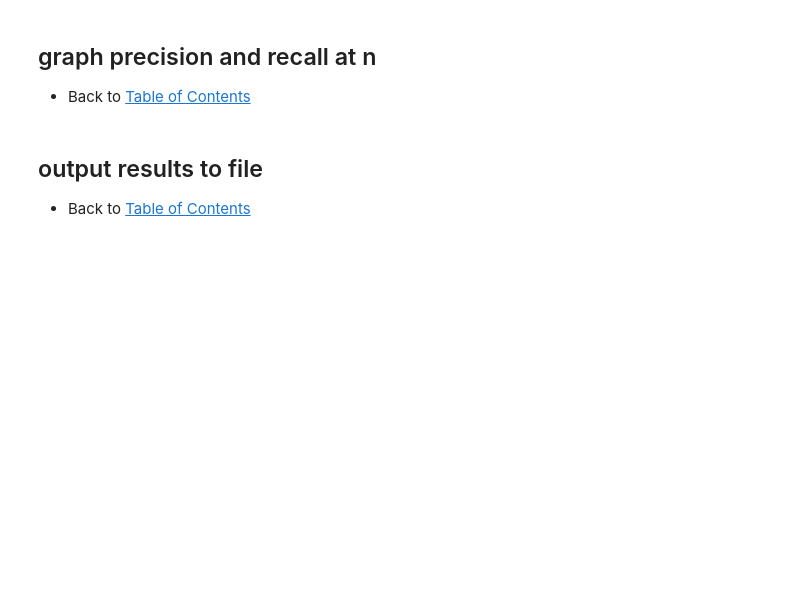
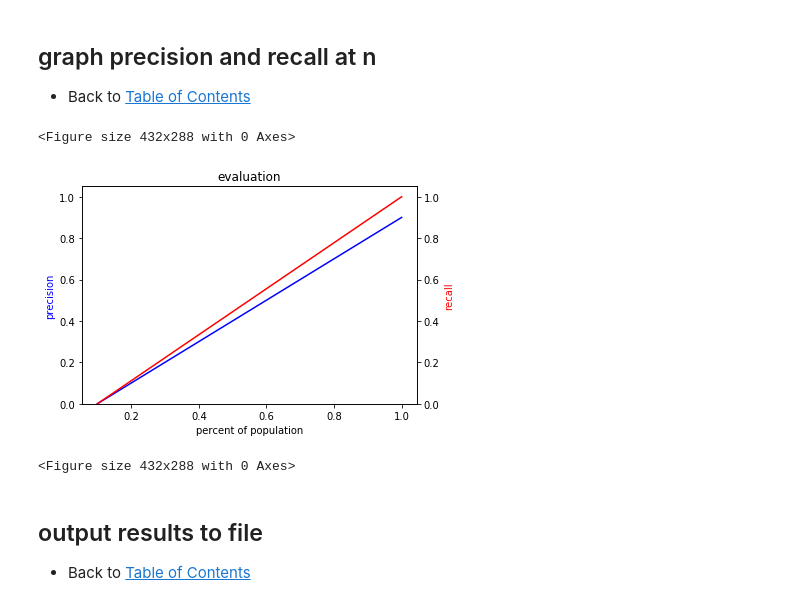
Before and after one commit to Coleridge-Initiative/rich-context-competition, a Jupyter notebook: evaluate/evaluate_data_set_coding.ipynb, the cells around one changed output. Cells and saved outputs as stored; diff of their text form; code cells hidden in the pictures; blank space fills up the shorter version.

```diff
--- a/evaluate/evaluate_data_set_coding.ipynb
+++ b/evaluate/evaluate_data_set_coding.ipynb
@@ -59,5 +56,7 @@ def make_path(path_to_make):
 ### set up output configuration
 
 - Back to [Table of Contents](#Table-of-Contents)
+# %%
+TEAM_NAME = "rcc-08"
 # %%
 # DEBUG
@@ -112,7 +109,6 @@ def plot_precision_recall_n(y_true, y_prob, model_name, output_path_IN = None ):
     details_OUT = {}
 
     # declare variables
-    me = "plot_precision_recall_n"
     y_score = None
     precision_curve = None
     recall_curve = None
@@ -195,24 +191,17 @@ def plot_precision_recall_n(y_true, y_prob, model_name, output_path_IN = None ):
     matplotlib.pyplot.clf()
     fig, ax1 = matplotlib.pyplot.subplots()
 
-    # plot % above threshold line
-    ax1.plot( pr_thresholds, pct_above_per_thresh, 'y')
-    ax1.set_xlabel('threshold values')
-    matplotlib.pyplot.xticks( [ 0, 0.1, 0.2, 0.3, 0.4, 0.5, 0.6, 0.7, 0.8, 0.9, 1 ] )
-    ax1.set_ylabel('% above threshold', color='y')
+    # plot precision line
+    ax1.plot(pct_above_per_thresh, precision_curve, 'b')
+    ax1.set_xlabel('percent of population')
+    ax1.set_ylabel('precision', color='b')
     ax1.set_ylim(0,1.05)
 
-    # plot precision line
+    # plot recall line
     ax2 = ax1.twinx()
-    ax2.plot( pr_thresholds, precision_curve, 'b')
-    ax2.set_ylabel('precision', color='b')
+    ax2.plot(pct_above_per_thresh, recall_curve, 'r')
+    ax2.set_ylabel('recall', color='r')
     ax2.set_ylim(0,1.05)
-
-    # plot % above threshold line
-    ax3 = ax2.twinx()
-    ax3.plot( pr_thresholds, recall_curve, 'r')
-    ax3.set_ylabel('recall', color='r')
-    ax3.set_ylim(0,1.05)
 
     # finish off graph
     name = model_name
@@ -223,7 +212,6 @@ def plot_precision_recall_n(y_true, y_prob, model_name, output_path_IN = None ):
 
         # save the figure to file.
         matplotlib.pyplot.savefig( output_path_IN )
-        print( "In {}: figure output to {}".format( me, output_path_IN ) )
 
     #-- END check to see if we output to disk. --#
 
@@ -1199,31 +1178,22 @@ for item in publication_id_per_citation_list:
 
 - Back to [Table of Contents](#Table-of-Contents)
 # %%
-# declare variables
-plot_details = None
-
 # output to file?
 if ( output_to_file == True ):
 
     # output figure to file
-    plot_details = plot_precision_recall_n( baseline_list, derived_raw_list, "evaluation", output_path_IN = precision_recall_graph_path )
+    plot_precision_recall_n( baseline_list, derived_raw_list, "evaluation", output_path_IN = precision_recall_graph_path )
 
 else:
 
     # just output to standard out (as is possible)
-    plot_details = plot_precision_recall_n( baseline_list, derived_raw_list, "evaluation" )
+    plot_precision_recall_n( baseline_list, derived_raw_list, "evaluation" )
 
 #-- END check to see if output graph to file --#
-
-# DEBUG?
-if ( debug_flag == True ):
-
-    # summarize
-    output_string = "- plot details: {}".format( plot_details )
-    print( output_string )
-    #line_list.append( output_string )
-
-#-- END DEBUG --#
+# %% [output]
+<Figure size 432x288 with 0 Axes>
+[figure, added]
+<Figure size 432x288 with 0 Axes>
 # %% [markdown]
 ## output results to file
 
```
Also changed, not shown: parts of 31 cells of this notebook, 1 other file.
